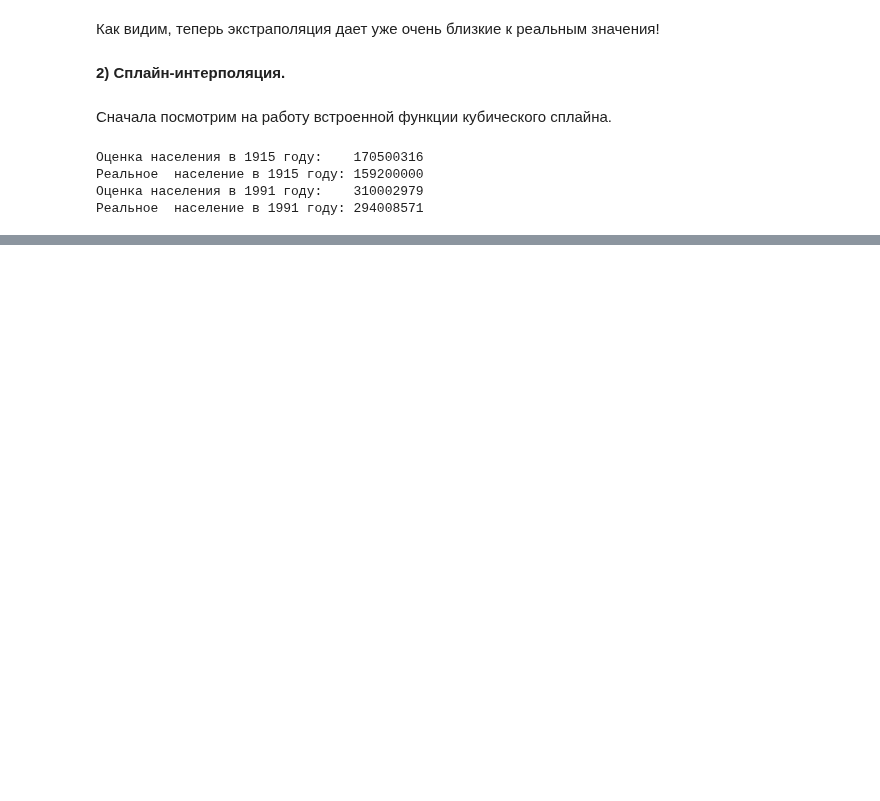
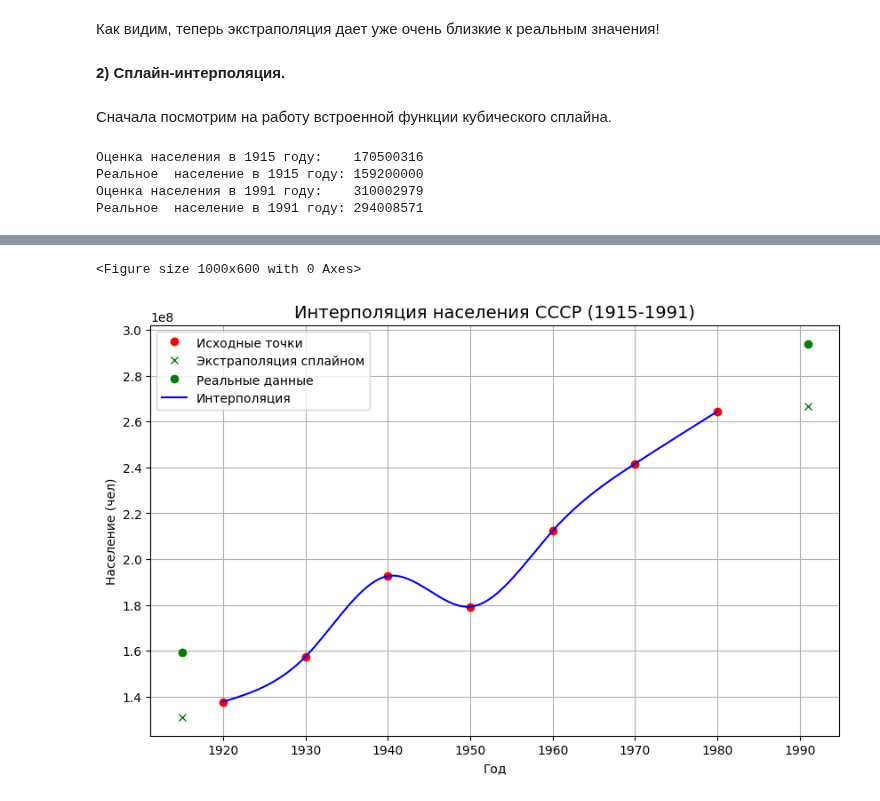
Before and after one commit to oncoming-lane/computational_mathematics, a Jupyter notebook: lab4/lab4.ipynb, the cells around one changed output, grey strips where cells are left out. Cells and saved outputs as stored; diff of their text form; code cells hidden in the pictures; blank space fills up the shorter version.

```diff
--- a/lab4/lab4.ipynb
+++ b/lab4/lab4.ipynb
@@ -325,0 +441,35 @@ plt.show()
+# %%
+# Точки для экстраполяции
+extrapolation_points = [1915, 1991]
+
+# Вычисление значений сплайна в точках
+extrapolated_values = [evaluate_spline_extrapolate(years_10, a, b, c, d, xi) for xi in extrapolation_points]
+
+
+plt.figure(figsize=(10, 6))
+
+
+# Объединяем диапазон x для интерполяции и экстраполяции
+x_combined = np.linspace(1920, 1980, 300)
+y_combined = [value_spline(years_10, a, b, c, d, xi) for xi in x_combined]
+
+
+plt.figure(figsize=(10, 6))
+
+plt.plot(years_10, population_10, 'o', label="Исходные точки", color = "red")
+
+plt.plot(x_true, extrapolate, 'x', label='Экстраполяция сплайном', color='green')
+plt.plot(x_true, y_true, 'o', label='Реальные данные', color='green')
+
+
+plt.plot(x_combined, y_combined, '-', color='blue', label="Интерполяция")
+
+plt.legend()
+plt.xlabel("Год")
+plt.ylabel("Население (чел)")
+plt.grid(True)
+plt.title("Интерполяция населения СССР (1915-1991)", fontsize=14)
+plt.show()
+# %% [output]
+<Figure size 1000x600 with 0 Axes>
+[figure, added]
```
Also changed, not shown: parts of 15 cells of this notebook.
